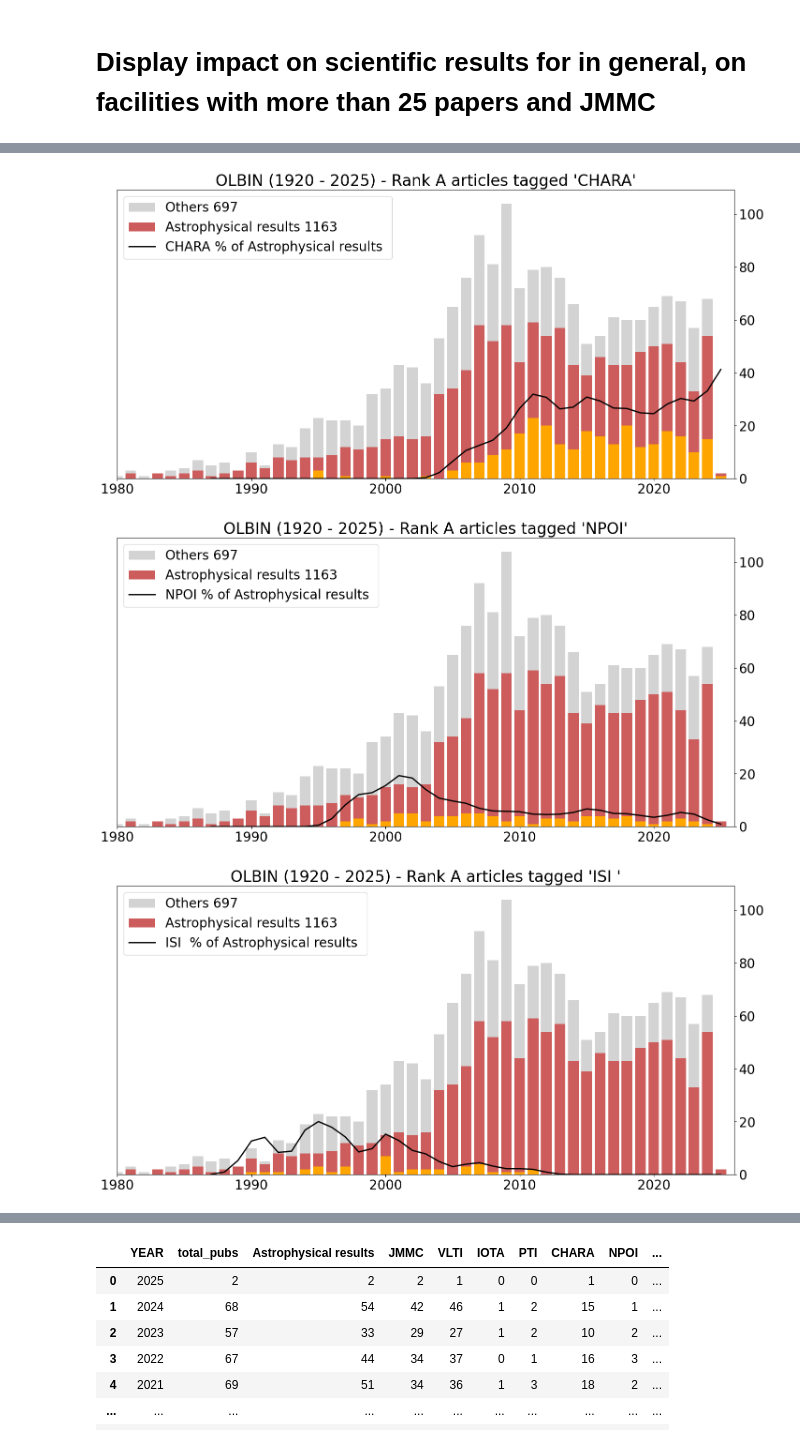
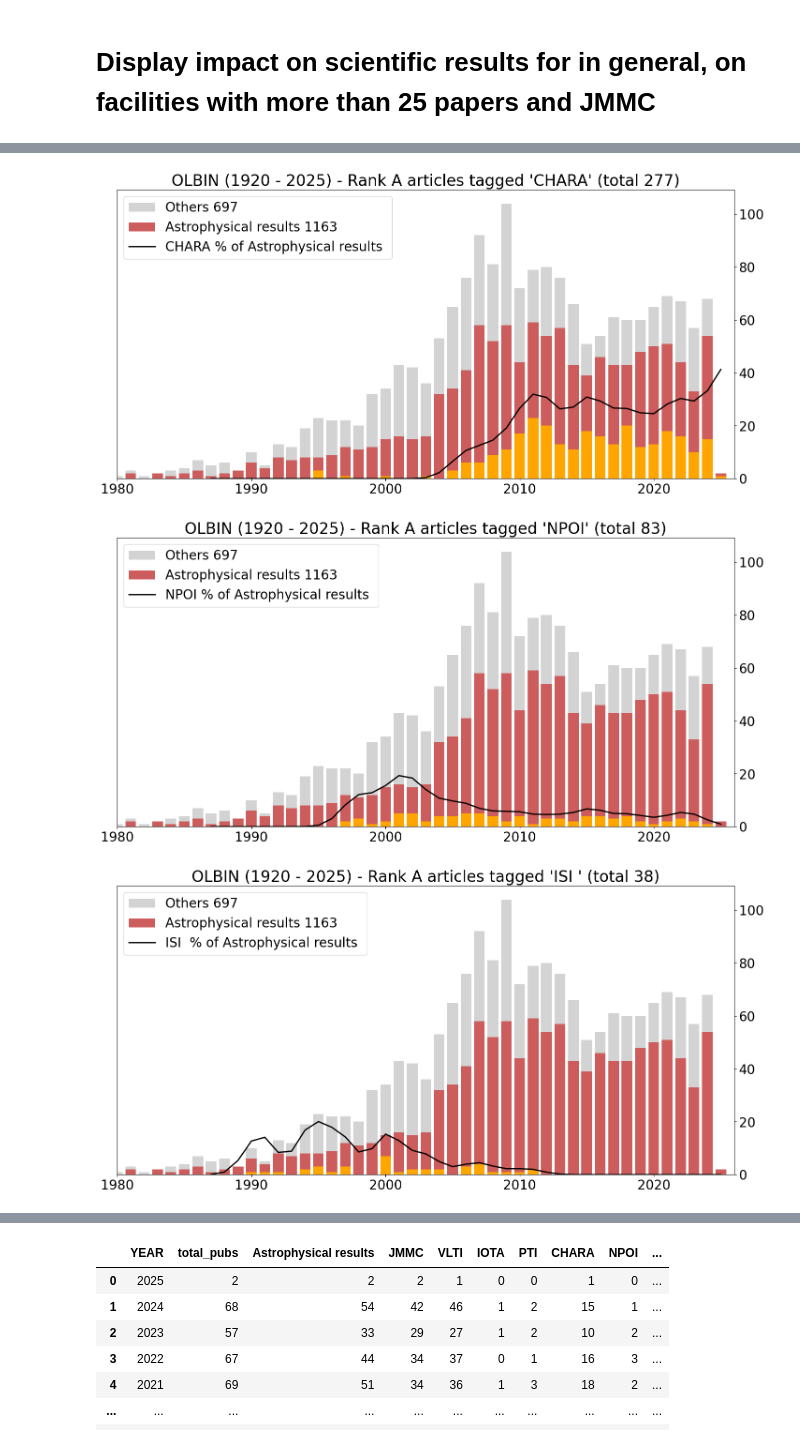
Before and after one commit to JMMC-OpenDev/jmmc-python-snippets, a Jupyter notebook: olbin-pubs.ipynb, the cells around one changed output, grey strips where cells are left out. Cells and saved outputs as stored; diff of their text form; code cells hidden in the pictures.

Commit message:
add total count

```diff
--- a/olbin-pubs.ipynb
+++ b/olbin-pubs.ipynb
@@ -137,13 +137,11 @@ for tag in tags:
 
     if tag :
         p3 = ax.bar(olbin.YEAR, s3, color='orange')
-        op = ax.set_title("OLBIN (%s - %s) - Rank A articles tagged '%s'"%(min(olbin.YEAR), max(olbin.YEAR), tag ))
-        op = ax.legend((p1[0], p2[0],p3[0]), ("Others "+str(sum(s1) - sum(s2)),"Astrophysical results "+str(sum(s2)), tag+" "+str(sum(s3))), loc='upper left')
-        s4legend=f"{tag} % of Astrophysical results "
+        op = ax.set_title("OLBIN (%s - %s) - Rank A articles tagged '%s' (total %d)"%(min(olbin.YEAR), max(olbin.YEAR), tag, sum(s3) ))
+        s4legend = f"{tag} % of Astrophysical results "
     else :
         op = ax.set_title("OLBIN (%s - %s) - Rank A articles (total %d)"%(min(olbin.YEAR), max(olbin.YEAR), sum(s1)))
-        op = ax.legend((p1[0], p2[0]), ("Others "+str(sum(s1) - sum(s2)),"Astrophysical results "+str(sum(s2))), loc='upper left')
-        s4legend = "%"
+        s4legend = "Astrophysical results % "
 
 
     if add_percent:
@@ -164,3 +162,3 @@ for tag in tags:
-[figure, old version]
+[figure, new version]
-[figure, old version]
+[figure, new version]
-[figure, old version]
+[figure, new version]
```
Also changed, not shown: parts of 1 cell of this notebook.
